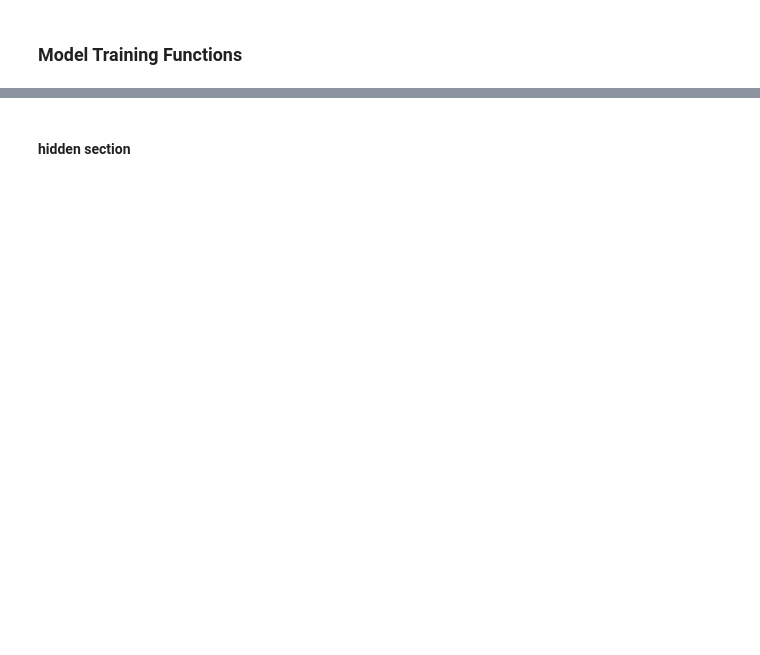
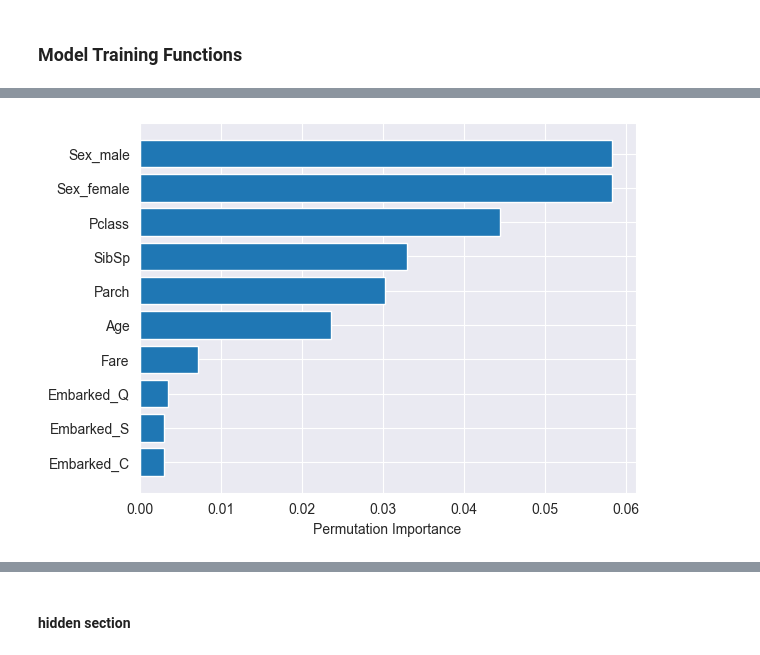
Before and after one commit to KaiLondo/kaggleTitanicData, a Jupyter notebook: titanic.ipynb, the cells around one changed output, grey strips where cells are left out. Drawn from its saved outputs; the diff is of its cells as text; code cells hidden in the pictures; blank space fills up the shorter version.

```diff
--- a/titanic.ipynb
+++ b/titanic.ipynb
@@ -639 +703,20 @@ for classifier in classifiers:
+# %%
+from sklearn.inspection import permutation_importance
+
+from sklearn.svm import SVC
+
+
+svm = SVC().fit(X_train, y_train)
+
+r = permutation_importance(svm, X_train, y_train, n_repeats=30, random_state=42)
+# %%
+r.importances_mean
+
+# plot the permutation importance
+sorted_idx = r.importances_mean.argsort()
+plt.barh(X.columns[sorted_idx], r.importances_mean[sorted_idx])
+plt.xlabel("Permutation Importance")
+plt.show();
+# %% [output]
+[figure, added]
 # %%
```
Also changed, not shown: parts of 56 cells of this notebook, 3 other files.
